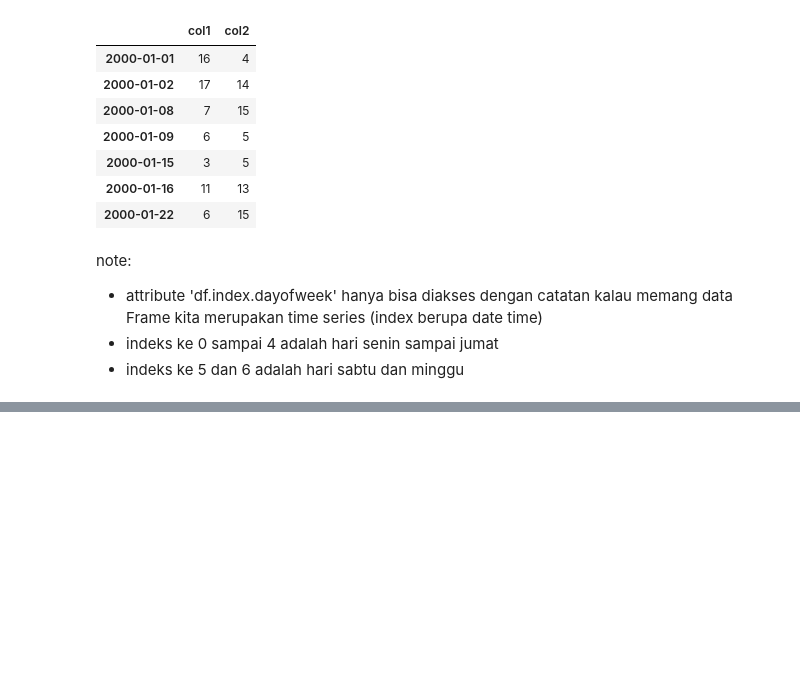
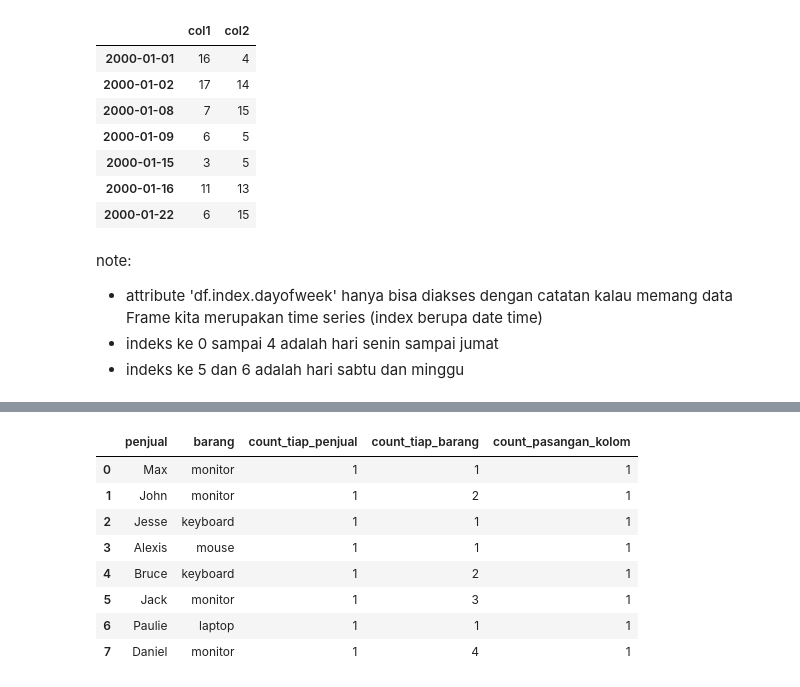
Before and after one commit to MarkvinsonAvatara/Pandas_learn, a Jupyter notebook: PythonPandasLearnWeek__12.ipynb, the cells around one changed output, grey strips where cells are left out. Cells and saved outputs as stored; diff of their text form; code cells hidden in the pictures; blank space fills up the shorter version.

```diff
--- a/PythonPandasLearnWeek__12.ipynb
+++ b/PythonPandasLearnWeek__12.ipynb
@@ -117,0 +227,13 @@ note:
+# %%
+df['count_tiap_barang']=df.groupby('barang').cumcount() +1
+df
+# %% [output]
+|  | penjual | barang | count_tiap_penjual | count_tiap_barang | count_pasangan_kolom |
+| 0 | Max | monitor | 1 | 1 | 1 |
+| 1 | John | monitor | 1 | 2 | 1 |
+| 2 | Jesse | keyboard | 1 | 1 | 1 |
+| 3 | Alexis | mouse | 1 | 1 | 1 |
+| 4 | Bruce | keyboard | 1 | 2 | 1 |
+| 5 | Jack | monitor | 1 | 3 | 1 |
+| 6 | Paulie | laptop | 1 | 1 | 1 |
+| 7 | Daniel | monitor | 1 | 4 | 1 |
```
Also changed, not shown: parts of 18 cells of this notebook.
